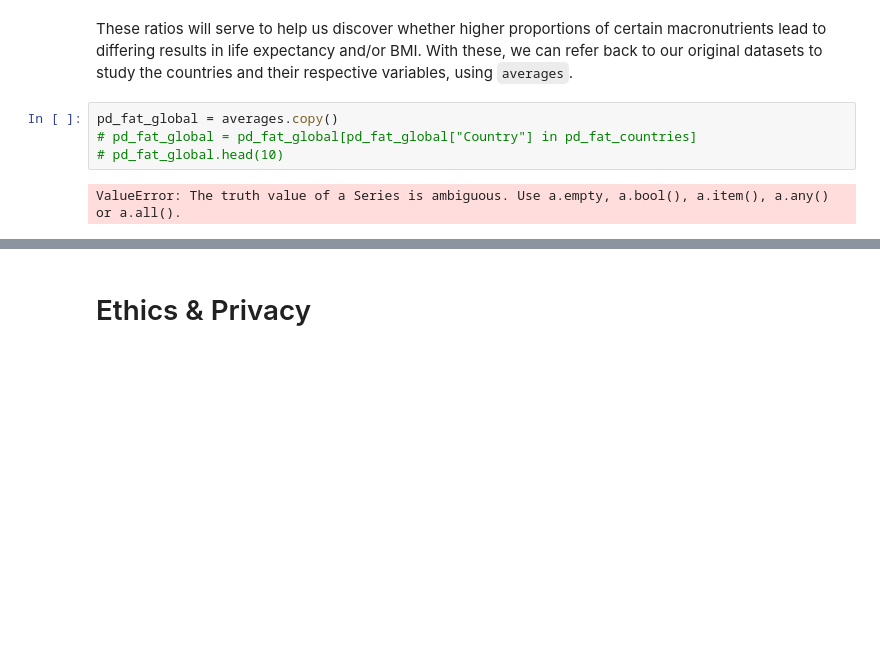
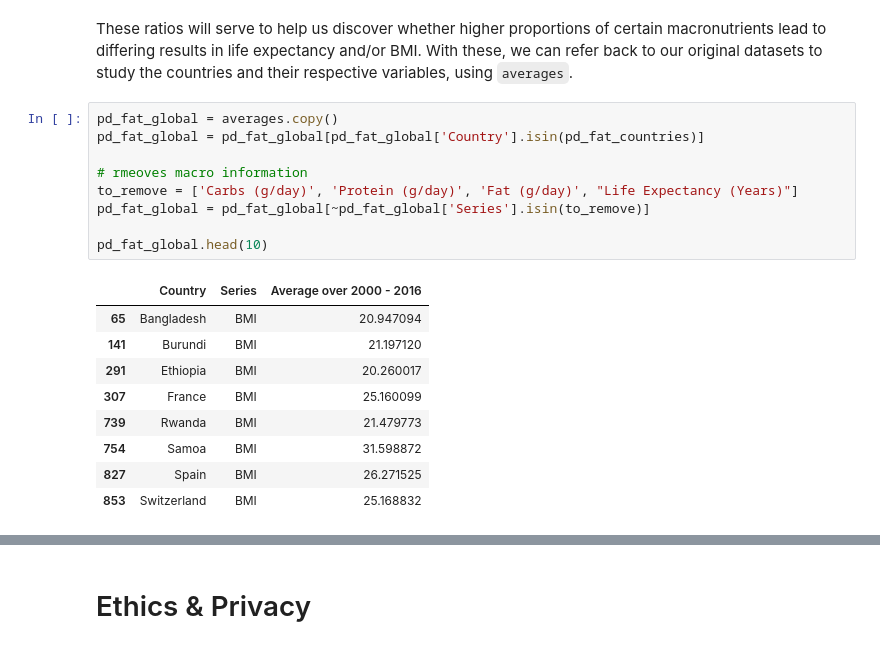
Before and after one commit to COGS108/Group074_WI24, a Jupyter notebook: EDACheckpoint_Group074_WI24.ipynb, the cells around one changed output, grey strips where cells are left out. Cells and saved outputs as stored; diff of their text form; blank space fills up the shorter version.

```diff
--- a/EDACheckpoint_Group074_WI24.ipynb
+++ b/EDACheckpoint_Group074_WI24.ipynb
@@ -1280,7 +1281,20 @@ pd_protein
 These ratios will serve to help us discover whether higher proportions of certain macronutrients lead to differing results in life expectancy and/or BMI. With these, we can refer back to our original datasets to study the countries and their respective variables, using `averages`.
 # %%
 pd_fat_global = averages.copy()
-# pd_fat_global = pd_fat_global[pd_fat_global["Country"] in pd_fat_countries]
-# pd_fat_global.head(10)
+pd_fat_global = pd_fat_global[pd_fat_global['Country'].isin(pd_fat_countries)]
+
+# rmeoves macro information
+to_remove = ['Carbs (g/day)', 'Protein (g/day)', 'Fat (g/day)', "Life Expectancy (Years)"]
+pd_fat_global = pd_fat_global[~pd_fat_global['Series'].isin(to_remove)]
+
+pd_fat_global.head(10)
 # %% [output]
-ValueError: The truth value of a Series is ambiguous. Use a.empty, a.bool(), a.item(), a.any() or a.all().
+|  | Country | Series | Average over 2000 - 2016 |
+| 65 | Bangladesh | BMI | 20.947094 |
+| 141 | Burundi | BMI | 21.197120 |
+| 291 | Ethiopia | BMI | 20.260017 |
+| 307 | France | BMI | 25.160099 |
+| 739 | Rwanda | BMI | 21.479773 |
+| 754 | Samoa | BMI | 31.598872 |
+| 827 | Spain | BMI | 26.271525 |
+| 853 | Switzerland | BMI | 25.168832 |
```
Also changed, not shown: parts of 3 cells of this notebook.
